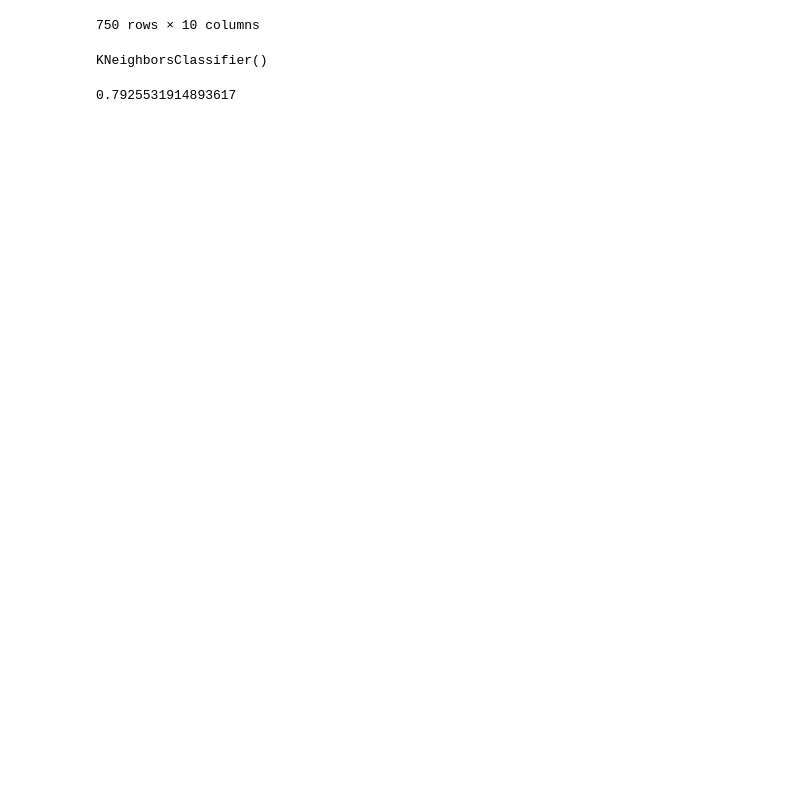
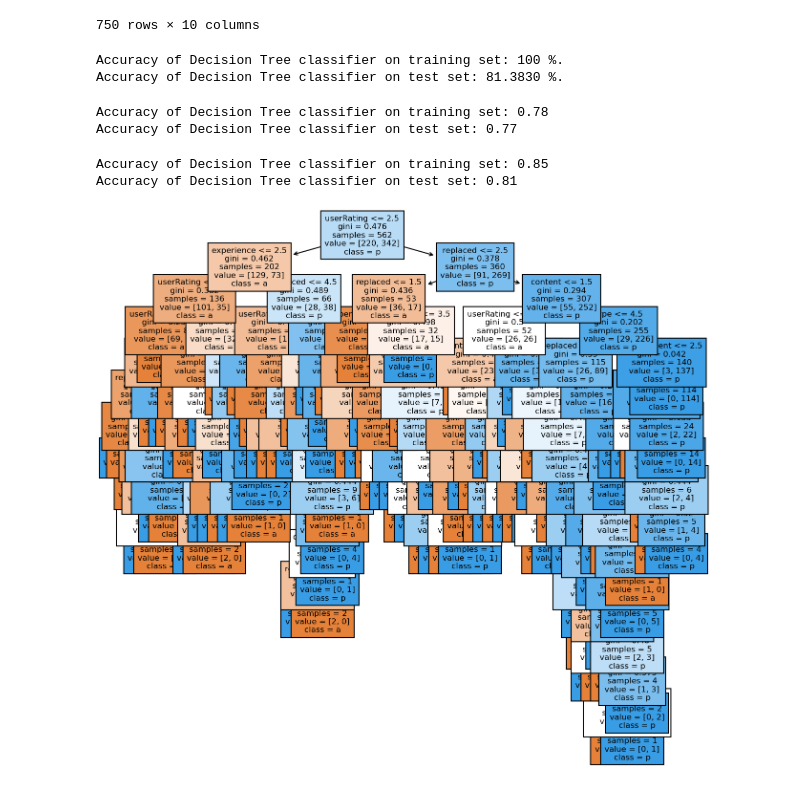
Before and after one commit to TechLabs-Berlin/st22-beautify-berlin, a Jupyter notebook: approval_classifier.ipynb, the cells around one changed output. Saved outputs shown, nothing was run; the diff lists cells and outputs as text; code cells hidden in the pictures; blank space fills up the shorter version.

Commit message:
Changed the machine learning model from knn to decision trees and visualised the trees.

```diff
--- a/approval_classifier.ipynb
+++ b/approval_classifier.ipynb
@@ -52,14 +46,38 @@ knn = KNeighborsClassifier(n_neighbors=5)
-# %%
-# TRAIN THE CLASSIFIER
-# based on previous results, decide for one and train one final classifier using this special value of k
-knn.fit(X_train, y_train)
-# %% [output]
-KNeighborsClassifier()
-# %%
-# EVALUATE ACCURACY OF THE CLASSIFIER
-# obligatory: calculate score over test set
-# optional: do cross validation
-# optional: evaluate proportion of the train/test split proportion
-knn.score(X_test, y_test)
-# %% [output]
-0.7925531914893617
+# %%
+# CREATE AND TRAIN DECISION TREE CLASSIFIER OBJECT
+tree = DecisionTreeClassifier().fit(X_train, y_train)
+# %%
+# DETERMINE AND PRINT ACCURARY OF CLASSIFIER
+
+print('Accuracy of Decision Tree classifier on training set: {:.0f}'
+     .format(tree.score(X_train, y_train) * 100), "%.")
+print('Accuracy of Decision Tree classifier on test set: {:.4f}'
+     .format(tree.score(X_test, y_test) * 100), "%.")
+# %% [output]
+Accuracy of Decision Tree classifier on training set: 100 %.
+Accuracy of Decision Tree classifier on test set: 81.3830 %.
+# %%
+tree2 = DecisionTreeClassifier(max_depth = 3).fit(X_train, y_train)
+
+print('Accuracy of Decision Tree classifier on training set: {:.2f}'
+     .format(tree2.score(X_train, y_train)))
+print('Accuracy of Decision Tree classifier on test set: {:.2f}'
+     .format(tree2.score(X_test, y_test)))
+# %% [output]
+Accuracy of Decision Tree classifier on training set: 0.78
+Accuracy of Decision Tree classifier on test set: 0.77
+# %%
+tree3 = DecisionTreeClassifier(max_depth = 5).fit(X_train, y_train)
+
+print('Accuracy of Decision Tree classifier on training set: {:.2f}'
+     .format(tree3.score(X_train, y_train)))
+print('Accuracy of Decision Tree classifier on test set: {:.2f}'
+     .format(tree3.score(X_test, y_test)))
+# %% [output]
+Accuracy of Decision Tree classifier on training set: 0.85
+Accuracy of Decision Tree classifier on test set: 0.81
+# %%
+fig, axes = plt.subplots(nrows = 1,ncols = 1,figsize = (10,10), dpi=150)
+plot_tree(tree, feature_names=X_train.columns, class_names=y_train.name, filled=True, fontsize=8);
+# %% [output]
+[figure, added]
```
Also changed, not shown: parts of 4 cells of this notebook.
